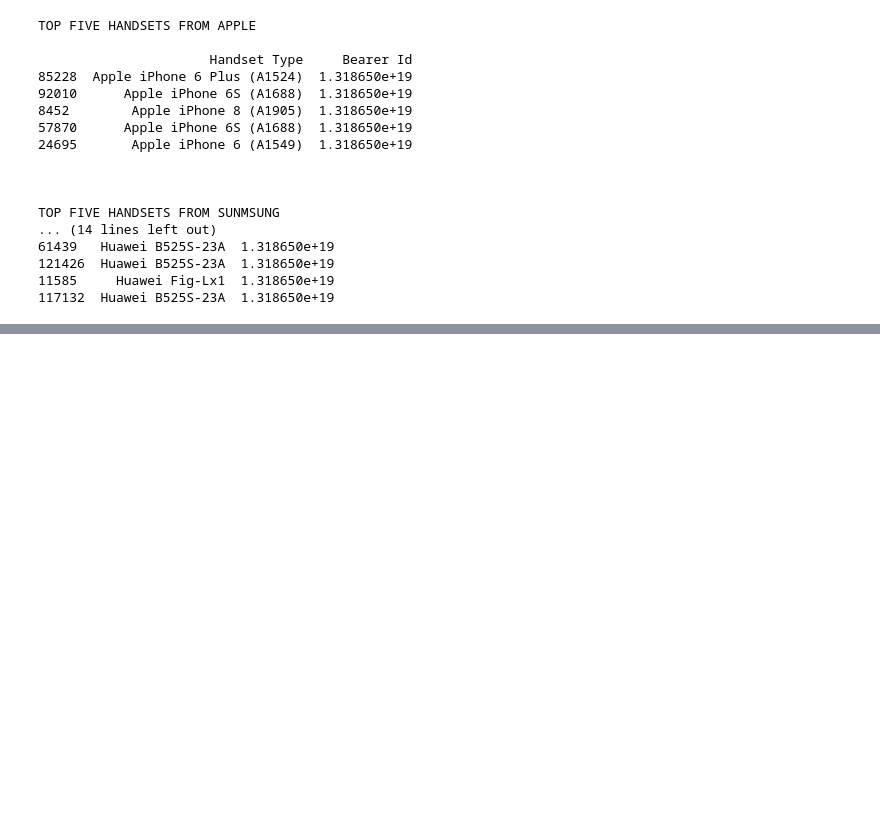
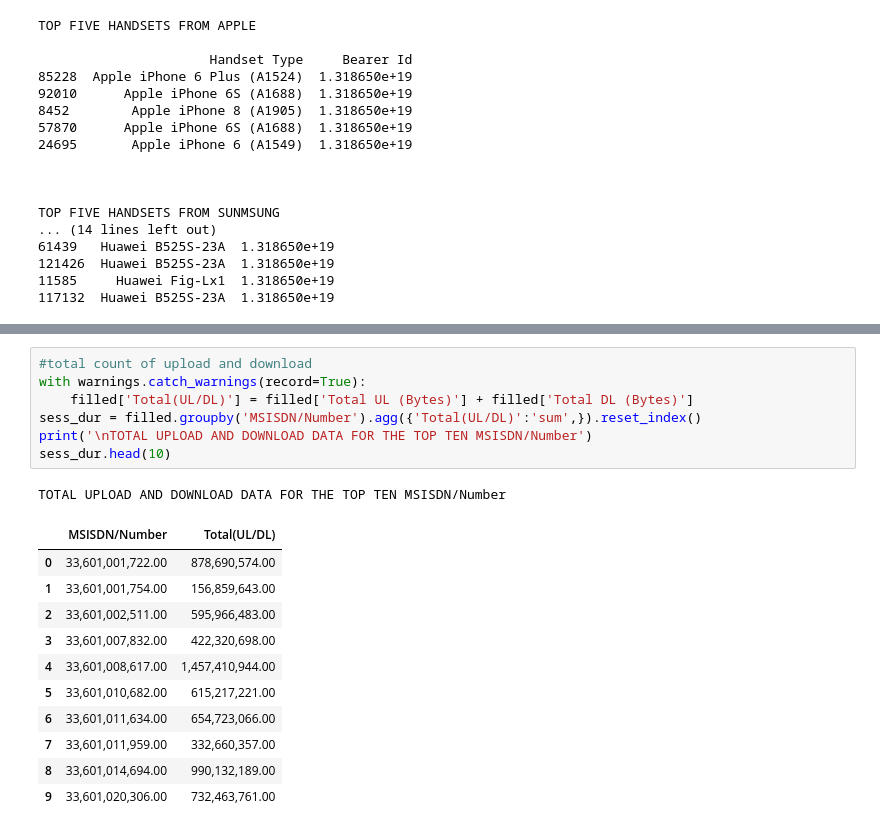
Before and after one commit to sel6/TellCo_Data_Analysis, a Jupyter notebook: notebooks/Data_Explore.ipynb, the cells around one changed output, grey strips where cells are left out. Drawn from its saved outputs; the diff is of its cells as text; blank space fills up the shorter version.

```diff
--- a/notebooks/Data_Explore.ipynb
+++ b/notebooks/Data_Explore.ipynb
@@ -252,0 +271,20 @@ print(no_sessions.head(10))
+# %%
+#total count of upload and download
+with warnings.catch_warnings(record=True):
+    filled['Total(UL/DL)'] = filled['Total UL (Bytes)'] + filled['Total DL (Bytes)']
+sess_dur = filled.groupby('MSISDN/Number').agg({'Total(UL/DL)':'sum',}).reset_index()
+print('\nTOTAL UPLOAD AND DOWNLOAD DATA FOR THE TOP TEN MSISDN/Number')
+sess_dur.head(10)
+# %% [output]
+TOTAL UPLOAD AND DOWNLOAD DATA FOR THE TOP TEN MSISDN/Number
+|  | MSISDN/Number | Total(UL/DL) |
+| 0 | 33,601,001,722.00 | 878,690,574.00 |
+| 1 | 33,601,001,754.00 | 156,859,643.00 |
+| 2 | 33,601,002,511.00 | 595,966,483.00 |
+| 3 | 33,601,007,832.00 | 422,320,698.00 |
+| 4 | 33,601,008,617.00 | 1,457,410,944.00 |
+| 5 | 33,601,010,682.00 | 615,217,221.00 |
+| 6 | 33,601,011,634.00 | 654,723,066.00 |
+| 7 | 33,601,011,959.00 | 332,660,357.00 |
+| 8 | 33,601,014,694.00 | 990,132,189.00 |
+| 9 | 33,601,020,306.00 | 732,463,761.00 |
```
Also changed, not shown: parts of 4 cells of this notebook.
